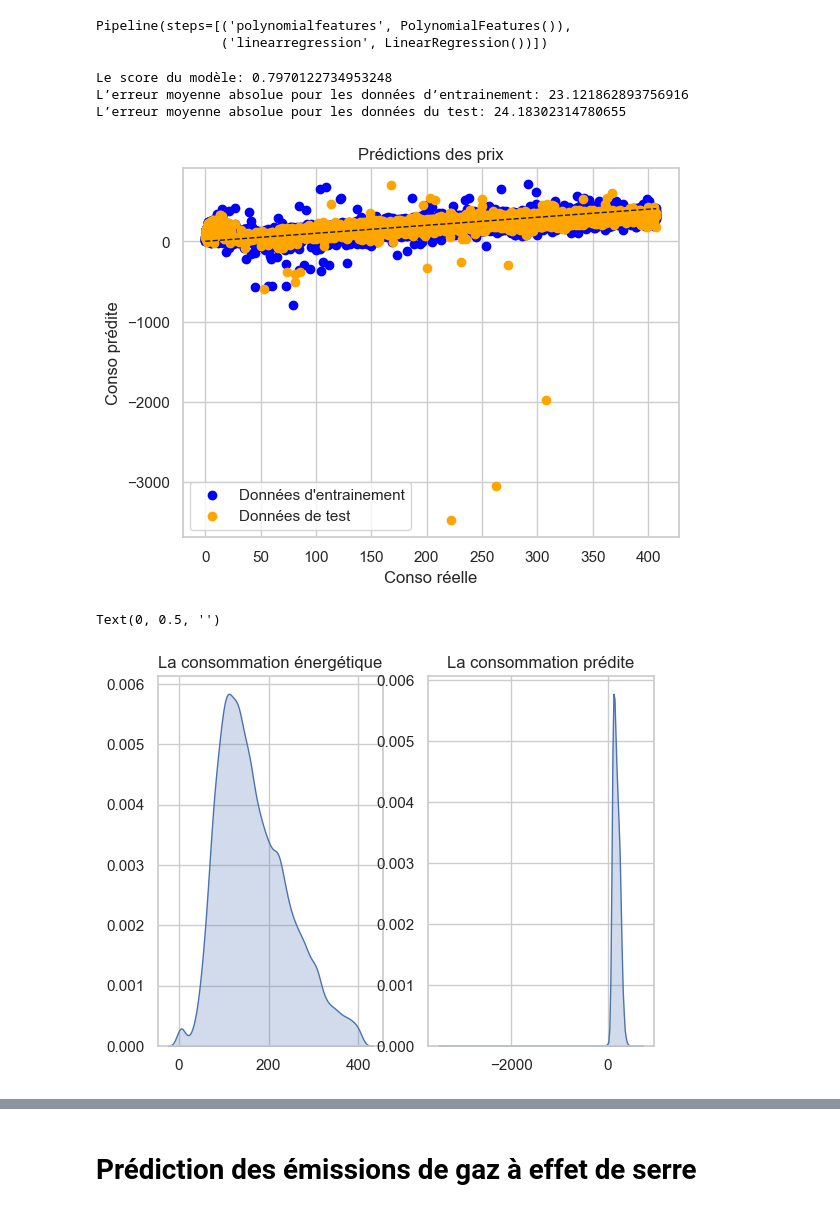
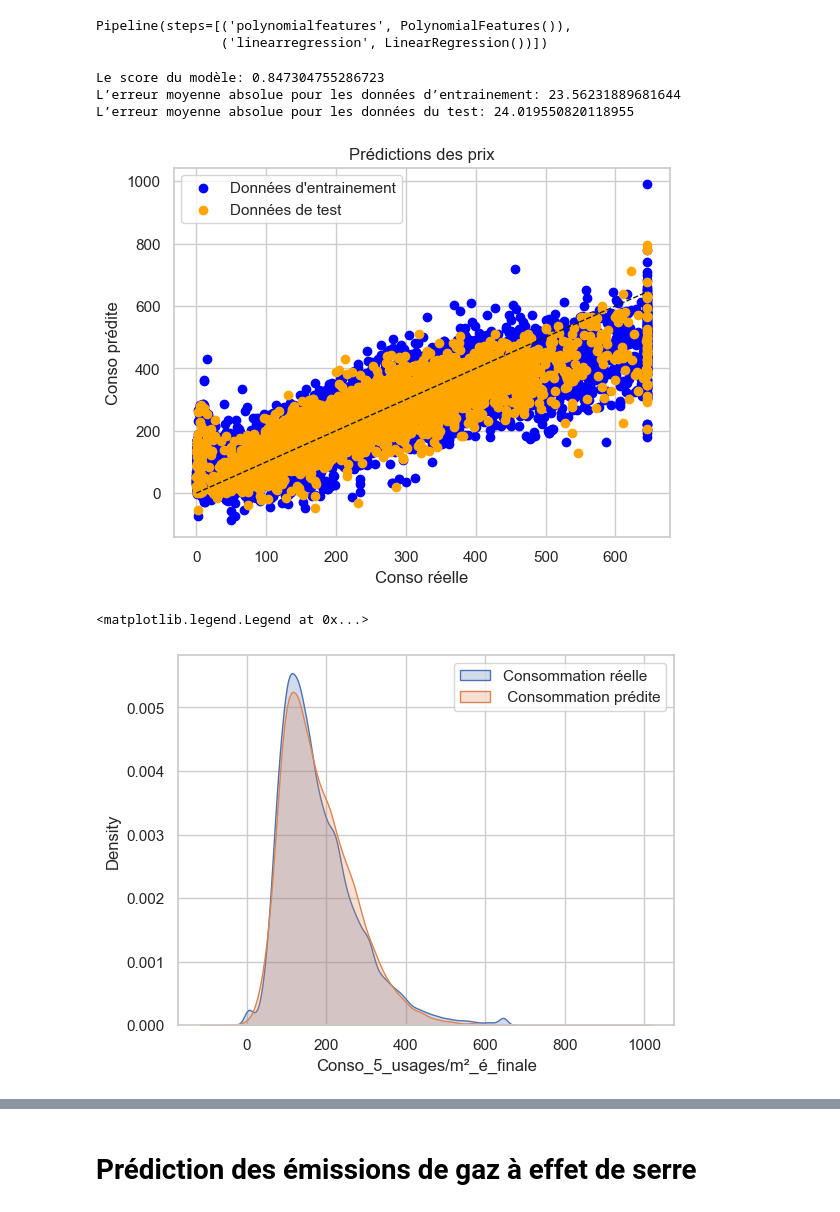
Before and after one commit to LACHQER-Wiam/Projet-Python, a Jupyter notebook: data.ipynb, the cells around one changed output, grey strips where cells are left out. Drawn from its saved outputs; the diff is of its cells as text; code cells hidden in the pictures.

```diff
--- a/data.ipynb
+++ b/data.ipynb
@@ -342,0 +354,2 @@ eda.Outliers(df,continuous_variables)
+# %%
+df = eda.remplacer_outliers(df,continuous_variables)
@@ -665,22 +702,25 @@ array(['Période_construction', 'Surface_habitable_logement',
        'Type_installation_ECS_installation individuelle',
        'Coût_total_5_usages'], dtype=object)
 # %%
-selected_features = ['Période_construction', 'Hauteur_sous-plafond',
-       'Surface_habitable_logement', 'Qualité_isolation_enveloppe',
-       'Qualité_isolation_menuiseries', 'Qualité_isolation_murs',
-       'Qualité_isolation_plancher_bas', 'Type_énergie_n°1_Gaz naturel',
-       'Type_énergie_n°1_Électricité',
+selected_features = ['Période_construction', 'Surface_habitable_logement',
+       'Qualité_isolation_enveloppe', 'Qualité_isolation_menuiseries',
+       'Qualité_isolation_murs', 'Qualité_isolation_plancher_bas',
+       'Type_énergie_n°1_Gaz naturel', 'Type_énergie_n°1_Électricité',
        'Type_énergie_n°1_Énergies polluantes',
        'Type_énergie_n°1_Énergies propres',
-       'Type_énergie_n°2_Électricité',
-       'Type_énergie_n°2_Énergies polluantes', 'Type_bâtiment_maison',
-       'Classe_altitude_inférieur à 400m', 'Zone_climatique__H1b',
+       'Type_énergie_n°2_Gaz naturel', 'Type_énergie_n°2_Électricité',
+       'Type_énergie_n°2_Énergies polluantes',
+       'Type_énergie_n°2_Énergies propres', 'Type_bâtiment_maison',
+       'Classe_altitude_inférieur à 400m',
+       'Classe_altitude_supérieur à 800m', 'Zone_climatique__H1b',
        'Zone_climatique__H1c', 'Zone_climatique__H2a',
-       'Zone_climatique__H2b', 'Zone_climatique__H3',
+       'Zone_climatique__H2b', 'Zone_climatique__H2c',
+       'Zone_climatique__H2d', 'Zone_climatique__H3',
        'Type_énergie_principale_chauffage_Gaz naturel',
        'Type_énergie_principale_chauffage_Électricité',
        'Type_énergie_principale_chauffage_Énergies polluantes',
        'Type_énergie_principale_chauffage_Énergies propres',
+       'Type_installation_ECS_installation collective multi-bâtiment : modélisée comme un réseau de chaleur',
        'Type_installation_ECS_installation individuelle',
        'Coût_total_5_usages']
 # %%
@@ -695,7 +735,7 @@ X_train, X_test, y_train, y_test = train_test_split(X, y, test_size=0.2)
 # %%
 from sklearn.pipeline import make_pipeline
 
-lm = make_pipeline(StandardScaler(),linear_model.LinearRegression())
+lm = make_pipeline(linear_model.LinearRegression())
 lm.fit(X_train,y_train)
 
 precision = lm.score(X_train,y_train)
@@ -741,9 +781,9 @@ print("Le score du modèle:", score)
 print("L’erreur moyenne absolue pour les données d’entrainement:",mae_train)
 print("L’erreur moyenne absolue pour les données du test:",mae_test)
 # %% [output]
-Le score du modèle: 0.7970122734953248
-L’erreur moyenne absolue pour les données d’entrainement: 23.121862893756916
-L’erreur moyenne absolue pour les données du test: 24.18302314780655
+Le score du modèle: 0.847304755286723
+L’erreur moyenne absolue pour les données d’entrainement: 23.56231889681644
+L’erreur moyenne absolue pour les données du test: 24.019550820118955
 # %%
 plt.scatter(y_train, y_pred_train, c="blue", label="Données d'entrainement")
 plt.scatter(y_test, y_pred_test, c="orange", label="Données de test")
@@ -754,19 +794,13 @@ plt.title('Prédictions des prix')
 plt.legend()
 plt.show()
 # %% [output]
-[figure, old version]
+[figure, new version]
+# %%
+df["conso_predite"] = poly_model.predict(X)
 # %%
-df_finale["conso_predite"] = poly_model.predict(X)
-plt.subplot(1,2,1)
-sns.kdeplot(data=df, x='Conso_5_usages/m²_é_finale', fill='Conso_5_usages/m²_é_finale')
-plt.title("La consommation énergétique")
-plt.xlabel("")
-plt.ylabel("")
-plt.subplot(1,2,2)
-sns.kdeplot(data=df_finale, x="conso_predite", fill="conso_predite")
-plt.title("La consommation prédite")
-plt.xlabel("")
-plt.ylabel("")
+sns.kdeplot(data=df, x='Conso_5_usages/m²_é_finale', fill='Conso_5_usages/m²_é_finale', label="Consommation réelle")
+sns.kdeplot(data=df, x="conso_predite", fill="conso_predite", label=" Consommation prédite")
+plt.legend()
 # %% [output]
-Text(0, 0.5, '')
+<matplotlib.legend.Legend at 0x...>
-[figure, old version]
+[figure, new version]
```
Also changed, not shown: parts of 40 cells of this notebook, 1 other file.
